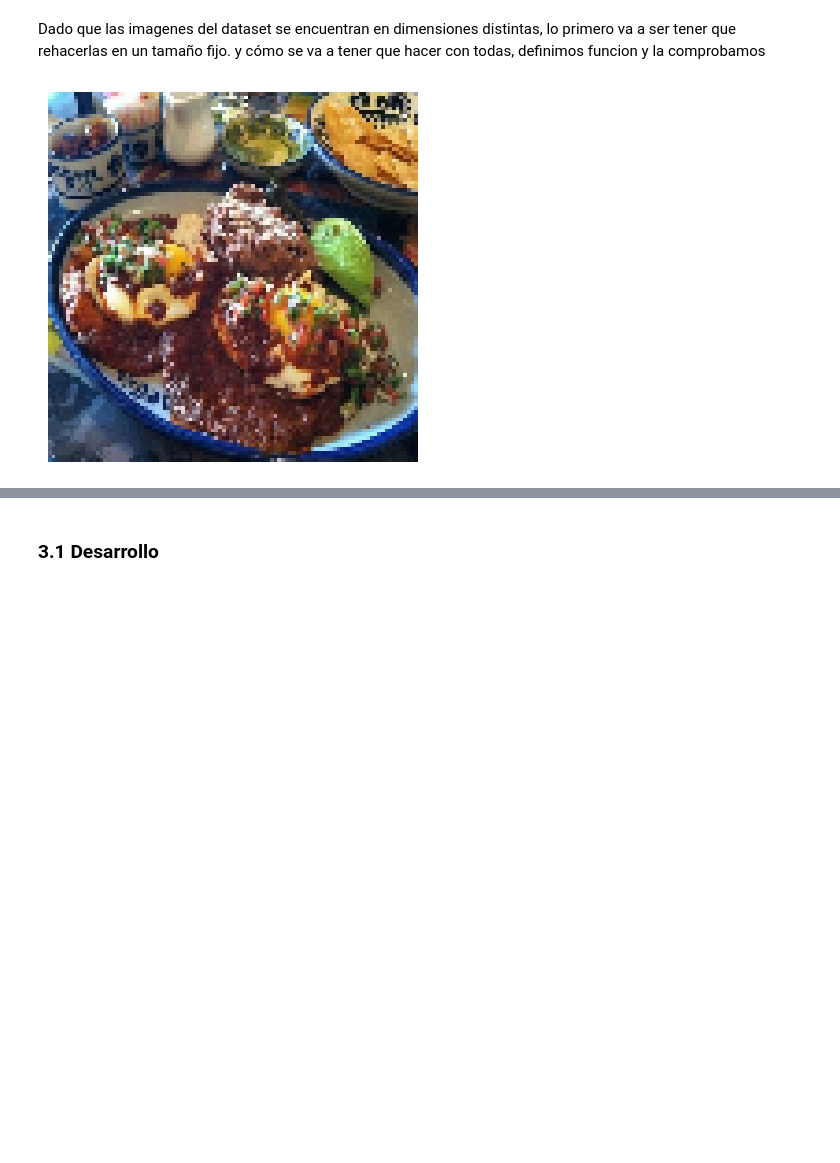
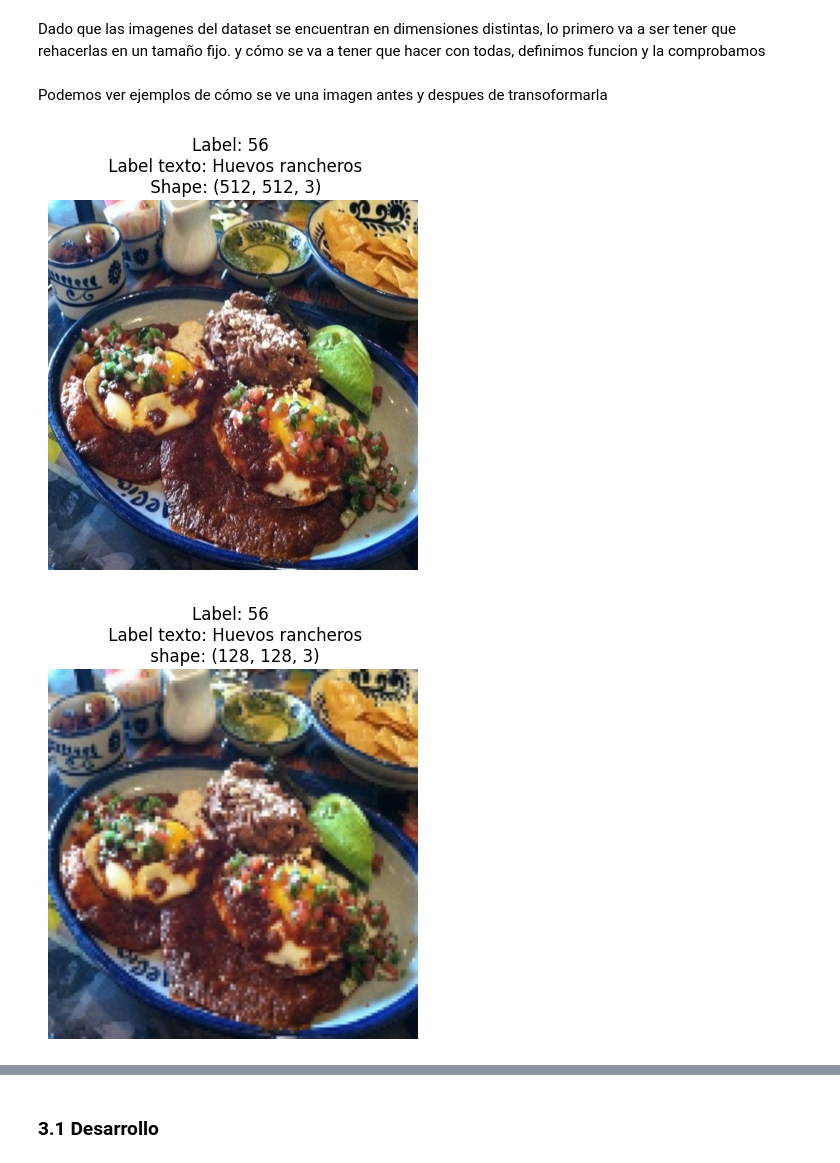
Before and after one commit to SirYorch/IA_CNN, a Jupyter notebook: CNN.ipynb, the cells around one changed output, grey strips where cells are left out. Drawn from its saved outputs; the diff is of its cells as text; code cells hidden in the pictures; blank space fills up the shorter version.

Commit message:
Cambios de modelo

```diff
--- a/CNN.ipynb
+++ b/CNN.ipynb
@@ -114,0 +100,5 @@ print()
+# %%
+
+totalEntrenamiento = int(70000)
+x_train = data.take(totalEntrenamiento)
+x_test = data.skip(totalEntrenamiento)
@@ -142,19 +152,38 @@ Una vez que tenemos el dataset podemos empezar con el desarrollo de la red. util
 Dado que las imagenes del dataset se encuentran en dimensiones distintas, lo primero va a ser tener que rehacerlas en un tamaño fijo.
 y cómo se va a tener que hacer con todas, definimos funcion y la comprobamos
 # %%
+#Metodo que me sirve para redimensionar las imagenes, y que todas tengan un mismo tamaño, y que sean más pequeñas para acelerar el entrenamiento.
 
-def resizeImg(image, label):
-    image = tf.image.convert_image_dtype(image, tf.float32)
-    image = tf.image.resize(image, (100,100))
+def resize (image,label ,size=128):
+    image = tf.image.resize(image, (size, size))         # Redimensio
+    image = tf.cast(image, tf.float32) / 255.0    #Normalización
     return image, label
+
+#Obtengo los labels, los coloco en una lista, y cambio el formato para que no tengan el salto de linea.
+labelss = open("food-101/meta/labels.txt")
+labels = labelss.readlines()
+
+for i in range(len(labels)):
+    labels[i] = labels[i].replace('\n', '')
+
+#metodo que retorna el valor del label dado su nnumero
+def getLabels(valor: int):
+    return labels[valor]
+# %% [markdown]
+Podemos ver ejemplos de cómo se ve una imagen antes y despues de transoformarla
 # %%
-# y comprobamos con una que sepamos tiene otra forma, como la de cupcakes que tiene un tamaño de 382,512
-imagen, label = next(iter(ds_train.take(1)))
+for image,label in x_train.take(1):
+    plt.imshow(image)
+    plt.title(f'Label: {label.numpy()} \n Label texto: {getLabels(int(label))}\n Shape: {image.shape}')
+    plt.axis('off')
+    plt.show()
 
-img, label = resizeImg(imagen, label)
-plt.imshow(img)
-plt.axis("off")
-plt.show()
-print()
+for image,label in x_train.take(1):
+    image, label = resize(image, label)
+    plt.imshow(image)
+    plt.title(f'Label: {label.numpy()} \n Label texto: {getLabels(int(label))}\n shape: {image.shape}')
+    plt.axis('off')
+    plt.show()
 # %% [output]
-[figure, old version]
+[figure, new version]
+[figure, added]
```
Also changed, not shown: parts of 32 cells of this notebook, 2 other files.
